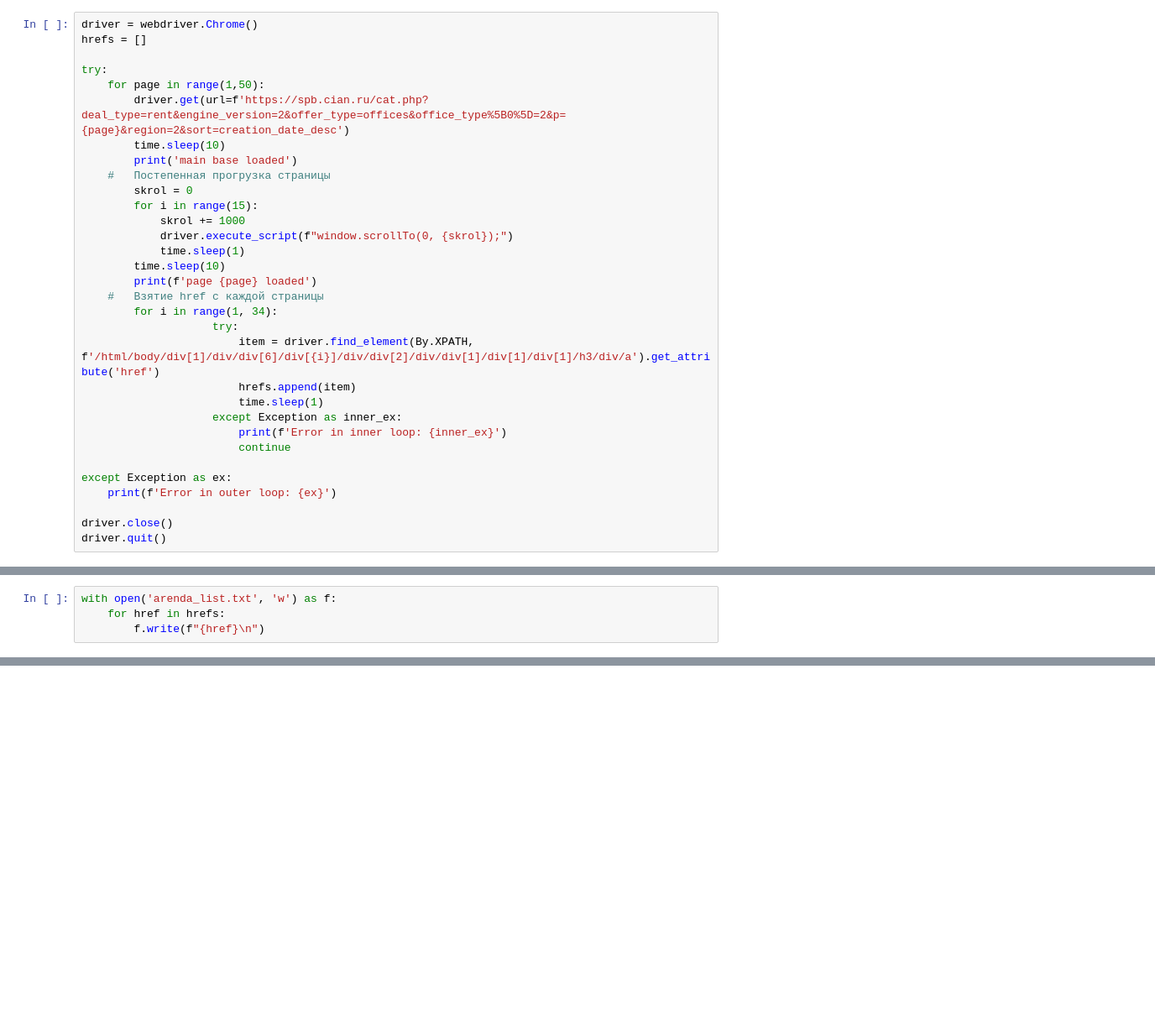
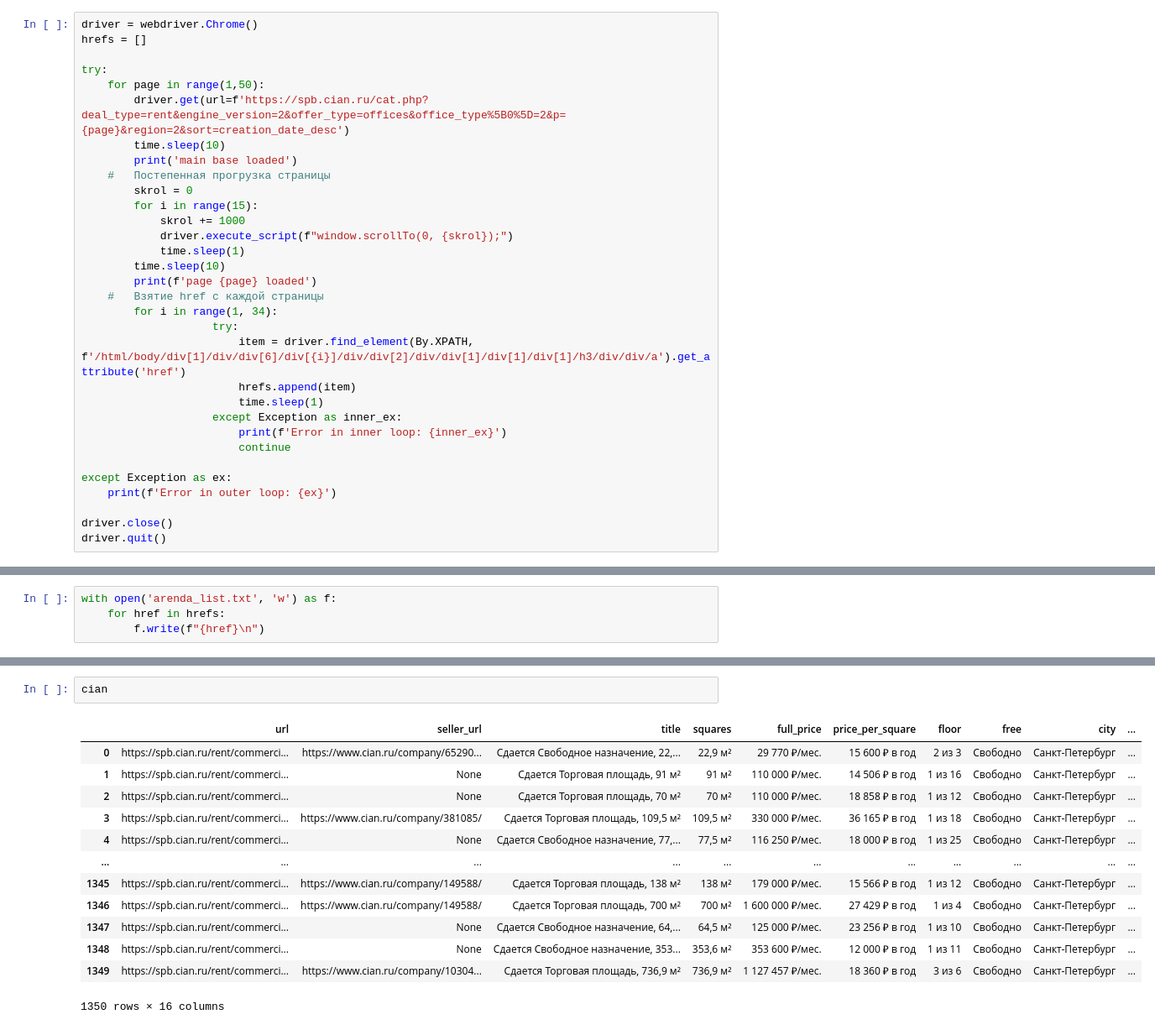
Before and after one commit to VondyBland/diplomopiska, a Jupyter notebook: parser_data/arenda_cian_parser.ipynb, the cells around one changed output, grey strips where cells are left out. Shown: that part at 84% size. Drawn from its saved outputs; the diff is of its cells as text; blank space fills up the shorter version.

```diff
--- a/parser_data/arenda_cian_parser.ipynb
+++ b/parser_data/arenda_cian_parser.ipynb
@@ -27,7 +27,7 @@ try:
     #   Взятие href с каждой страницы
         for i in range(1, 34):
                     try:
-                        item = driver.find_element(By.XPATH, f'/html/body/div[1]/div/div[6]/div[{i}]/div/div[2]/div/div[1]/div[1]/div[1]/h3/div/a').get_attribute('href')
+                        item = driver.find_element(By.XPATH, f'/html/body/div[1]/div/div[6]/div[{i}]/div/div[2]/div/div[1]/div[1]/div[1]/h3/div/div/a').get_attribute('href')
                         hrefs.append(item)
                         time.sleep(1)
                     except Exception as inner_ex:
@@ -83,0 +226,16 @@ with open('arenda_list.txt', 'w') as f:
+# %%
+cian
+# %% [output]
+|  | url | seller_url | title | squares | full_price | price_per_square | floor | free | city | ... |
+| 0 | https://spb.cian.ru/rent/commerci... | https://www.cian.ru/company/65290... | Сдается Свободное назначение, 22,... | 22,9 м² | 29 770 ₽/мес. | 15 600 ₽ в год | 2 из 3 | Свободно | Санкт-Петербург | ... |
+| 1 | https://spb.cian.ru/rent/commerci... | None | Сдается Торговая площадь, 91 м² | 91 м² | 110 000 ₽/мес. | 14 506 ₽ в год | 1 из 16 | Свободно | Санкт-Петербург | ... |
+| 2 | https://spb.cian.ru/rent/commerci... | None | Сдается Торговая площадь, 70 м² | 70 м² | 110 000 ₽/мес. | 18 858 ₽ в год | 1 из 12 | Свободно | Санкт-Петербург | ... |
+| 3 | https://spb.cian.ru/rent/commerci... | https://www.cian.ru/company/381085/ | Сдается Торговая площадь, 109,5 м² | 109,5 м² | 330 000 ₽/мес. | 36 165 ₽ в год | 1 из 18 | Свободно | Санкт-Петербург | ... |
+| 4 | https://spb.cian.ru/rent/commerci... | None | Сдается Свободное назначение, 77,... | 77,5 м² | 116 250 ₽/мес. | 18 000 ₽ в год | 1 из 25 | Свободно | Санкт-Петербург | ... |
+| ... | ... | ... | ... | ... | ... | ... | ... | ... | ... | ... |
+| 1345 | https://spb.cian.ru/rent/commerci... | https://www.cian.ru/company/149588/ | Сдается Торговая площадь, 138 м² | 138 м² | 179 000 ₽/мес. | 15 566 ₽ в год | 1 из 12 | Свободно | Санкт-Петербург | ... |
+| 1346 | https://spb.cian.ru/rent/commerci... | https://www.cian.ru/company/149588/ | Сдается Торговая площадь, 700 м² | 700 м² | 1 600 000 ₽/мес. | 27 429 ₽ в год | 1 из 4 | Свободно | Санкт-Петербург | ... |
+| 1347 | https://spb.cian.ru/rent/commerci... | None | Сдается Свободное назначение, 64,... | 64,5 м² | 125 000 ₽/мес. | 23 256 ₽ в год | 1 из 10 | Свободно | Санкт-Петербург | ... |
+| 1348 | https://spb.cian.ru/rent/commerci... | None | Сдается Свободное назначение, 353... | 353,6 м² | 353 600 ₽/мес. | 12 000 ₽ в год | 1 из 11 | Свободно | Санкт-Петербург | ... |
+| 1349 | https://spb.cian.ru/rent/commerci... | https://www.cian.ru/company/10304... | Сдается Торговая площадь, 736,9 м² | 736,9 м² | 1 127 457 ₽/мес. | 18 360 ₽ в год | 3 из 6 | Свободно | Санкт-Петербург | ... |
+1350 rows × 16 columns
```
Also changed, not shown: parts of 21 cells of this notebook, 3 other files.
